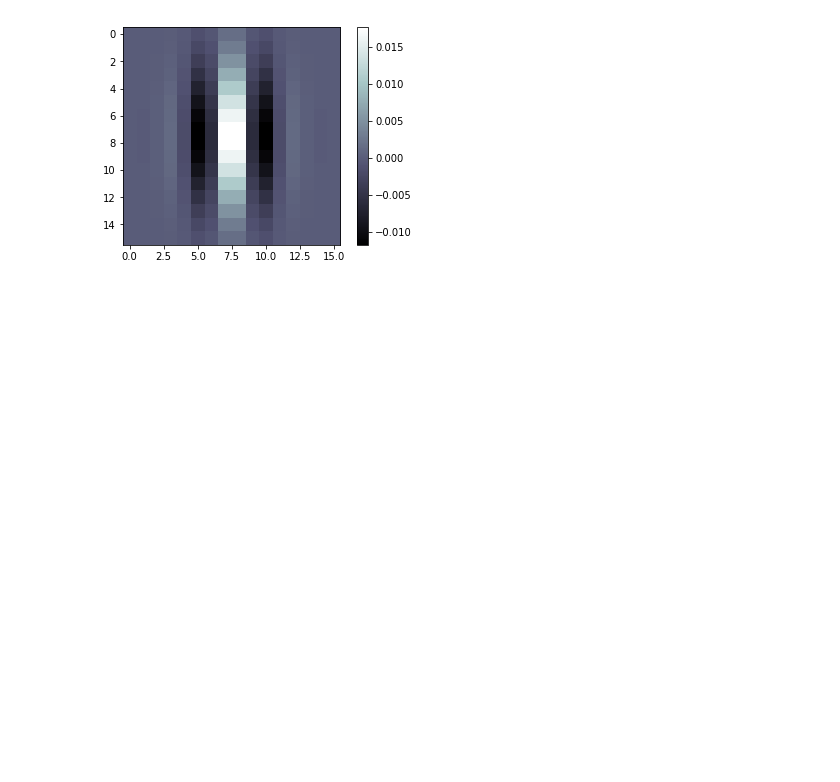
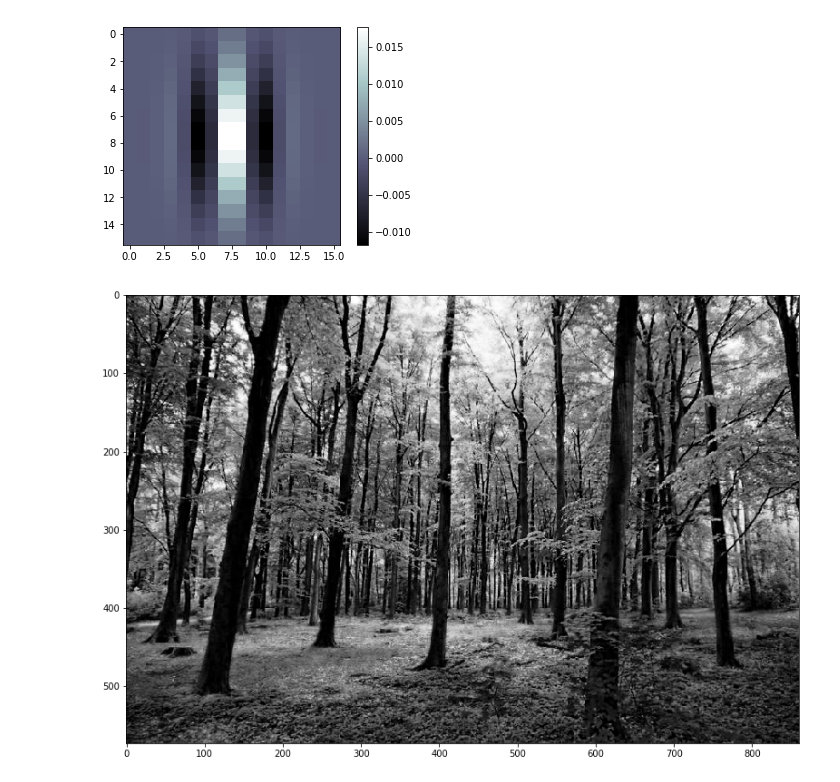
Before and after one commit to angiegeorgaras/COMP_386_HW1, a Jupyter notebook: ReceptiveField.ipynb, the cells around one changed output. Drawn from its saved outputs; the diff is of its cells as text; code cells hidden in the pictures; blank space fills up the shorter version.

```diff
--- a/ReceptiveField.ipynb
+++ b/ReceptiveField.ipynb
@@ -46,9 +48,11 @@ py.colorbar()
 <matplotlib.colorbar.Colorbar at 0x...>
 [figure]
 # %%
-#img=mpimg.imread('tree.jpg')
-#treeImg = img[:,:,0]
+img=mpimg.imread('tree.jpg')
+img=img[:,:,0]
 # %%
-#fig = py.figure(figsize=(18, 20))
-#fig.add_subplot(2, 1, 1)
-#imgplot = plt.imshow(treeImg, cmap="gray")
+fig = py.figure(figsize=(18, 20))
+fig.add_subplot(2, 1, 1)
+imgplot = plt.imshow(img, cmap=py.cm.Greys_r)
+# %% [output]
+[figure, added]
```
Also changed, not shown: parts of 6 cells of this notebook.
